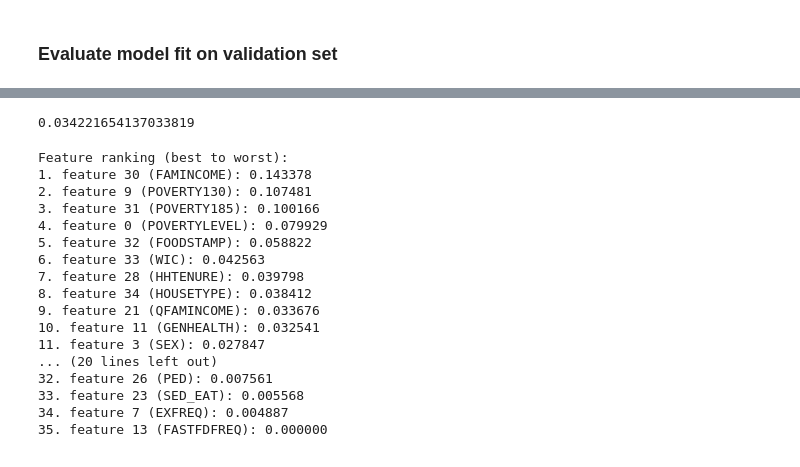
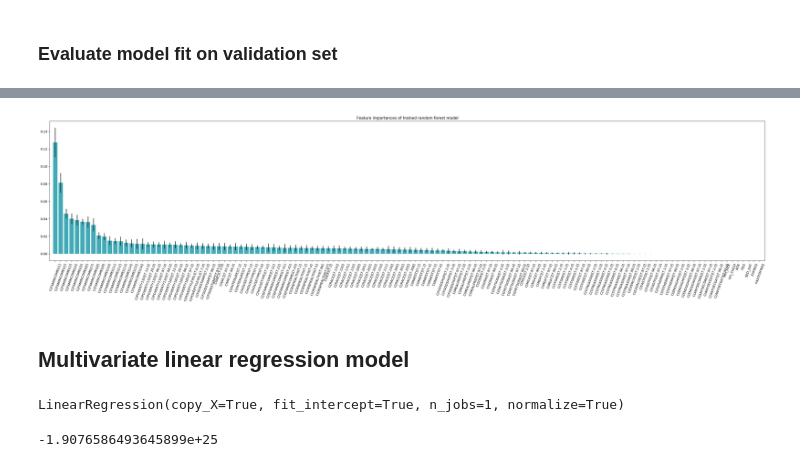
Before and after one commit to br4qua/atus-analysis-obesity, a Jupyter notebook: analyses/models.ipynb, the cells around one changed output, grey strips where cells are left out. Saved outputs shown, nothing was run; the diff lists cells and outputs as text; code cells hidden in the pictures.

Commit message:
Add one-hot encoding to random forest and add linear model

```diff
--- a/analyses/models.ipynb
+++ b/analyses/models.ipynb
@@ -32,0 +36,7 @@ y = df_atus['BMI'].as_matrix()
+# %%
+# Write a patsy specification that one-hot encodes all categorical variables
+patsy_spec = ' + '.join(CONTINUOUS_FEATURES)
+patsy_spec += ' + '
+patsy_spec += ' + '.join(['C({0})'.format(c) for c in CATEGORICAL_FEATURES])
+patsy_spec += ' - 1' # remove intercept
+patsy_spec
@@ -33,3 +45,10 @@ y = df_atus['BMI'].as_matrix()
+# %%
+# create a patsy design matrix for all features incl one-hot-encoded features.
+# Used to lookup feature index -> feature name later
+d = patsy.dmatrix(patsy_spec, df_atus)
+# %%
+# Generate features and labels based on patsy specification
+y, X = patsy.dmatrices('BMI ~ ' + patsy_spec, df_atus)
 # %%
 assert len(y) == len(X)
 # %%
@@ -53,0 +85,11 @@ RandomForestRegressor(bootstrap=True, criterion='mse', max_depth=None,
+# %%
+importances = model.feature_importances_
+indices = np.argsort(importances)[::-1]
+#feature_names = df_atus[CATEGORICAL_FEATURES + CONTINUOUS_FEATURES].columns
+feature_names = d.design_info.column_names
+
+# Print the feature ranking
+print("Feature ranking (best to worst):")
+
+for f in range(X.shape[1]):
+    print("%d. feature %d (%s): %f" % (f + 1, indices[f], feature_names[f], importances[indices[f]]))
@@ -54,32 +114,26 @@ RandomForestRegressor(bootstrap=True, criterion='mse', max_depth=None,
+# %%
+# Plot the feature importances of the forest
+std = np.std([tree.feature_importances_ for tree in model.estimators_],axis=0)
+
+fig = plt.gcf()
+fig.set_size_inches(40, 8)
+
+plt.title("Feature importances of trained random forest model")
+plt.bar(range(X.shape[1]), importances[indices],
+       color='#43ABB7', yerr=std[indices], align="center")
+plt.xticks(range(X.shape[1]), feature_names, rotation=70)
+plt.xlim([-1, X.shape[1]])
+plt.show()
+# %% [output]
+[figure, added]
+# %% [markdown]
+## Multivariate linear regression model
+# %%
+lin_model = linear_model.LinearRegression(normalize=True, fit_intercept=True)
+lin_model.fit(X_train, y_train)
+# %% [output]
+LinearRegression(copy_X=True, fit_intercept=True, n_jobs=1, normalize=True)
 # %%
-model.score(X_validation, y_validation)
+lin_model.score(X_validation, y_validation)
 # %% [output]
-0.034221654137033819
+-1.9076586493645899e+25
-# %%
-importances = model.feature_importances_
-indices = np.argsort(importances)[::-1]
-feature_names = df_atus[CATEGORICAL_FEATURES + CONTINUOUS_FEATURES].columns
-
-# Print the feature ranking
-print("Feature ranking (best to worst):")
-
-for f in range(X.shape[1]):
-    print("%d. feature %d (%s): %f" % (f + 1, indices[f], feature_names[f], importances[indices[f]]))
-# %% [output]
-Feature ranking (best to worst):
-1. feature 30 (FAMINCOME): 0.143378
-2. feature 9 (POVERTY130): 0.107481
-3. feature 31 (POVERTY185): 0.100166
-4. feature 0 (POVERTYLEVEL): 0.079929
-5. feature 32 (FOODSTAMP): 0.058822
-6. feature 33 (WIC): 0.042563
-7. feature 28 (HHTENURE): 0.039798
-8. feature 34 (HOUSETYPE): 0.038412
-9. feature 21 (QFAMINCOME): 0.033676
-10. feature 11 (GENHEALTH): 0.032541
-11. feature 3 (SEX): 0.027847
-... (20 lines left out)
-32. feature 26 (PED): 0.007561
-33. feature 23 (SED_EAT): 0.005568
-34. feature 7 (EXFREQ): 0.004887
-35. feature 13 (FASTFDFREQ): 0.000000
```
Also changed, not shown: parts of 10 cells of this notebook.
